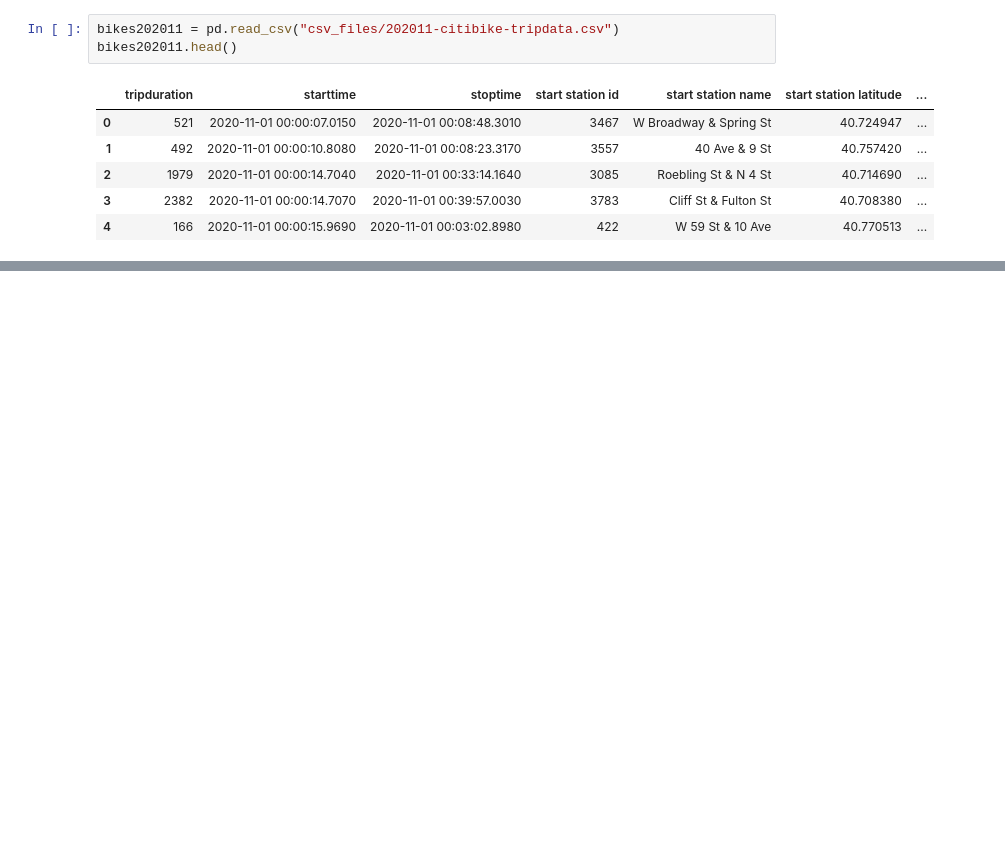
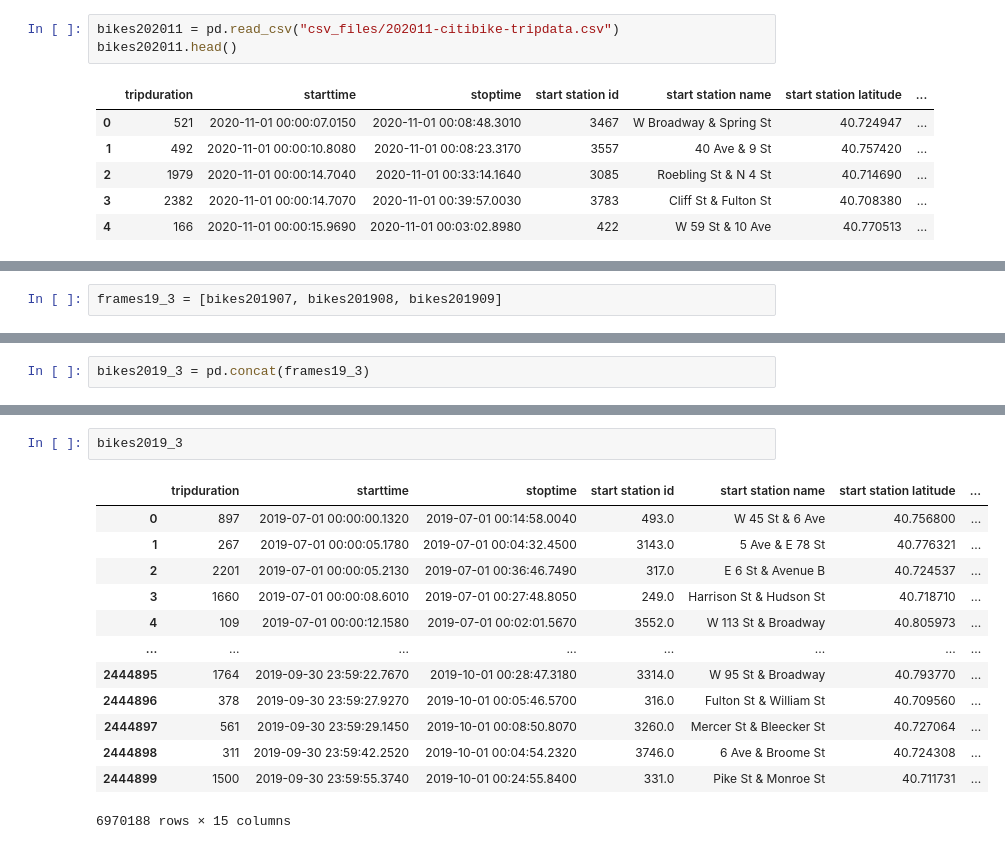
Before and after one commit to AliciaAPerez/Citi_Bike_Station_Analysis_with_Tableau, a Jupyter notebook: data/data_cleanup.ipynb, the cells around one changed output, grey strips where cells are left out. Cells and saved outputs as stored; diff of their text form; blank space fills up the shorter version.

```diff
--- a/data/data_cleanup.ipynb
+++ b/data/data_cleanup.ipynb
@@ -264,0 +258,2 @@ bikes202012.head
+# %%
+frames19_3 = [bikes201907, bikes201908, bikes201909]
@@ -264,0 +274,2 @@ bikes202012.head
+# %%
+bikes2019_3 = pd.concat(frames19_3)
@@ -264,0 +318,16 @@ bikes202012.head
+# %%
+bikes2019_3
+# %% [output]
+|  | tripduration | starttime | stoptime | start station id | start station name | start station latitude | ... |
+| 0 | 897 | 2019-07-01 00:00:00.1320 | 2019-07-01 00:14:58.0040 | 493.0 | W 45 St & 6 Ave | 40.756800 | ... |
+| 1 | 267 | 2019-07-01 00:00:05.1780 | 2019-07-01 00:04:32.4500 | 3143.0 | 5 Ave & E 78 St | 40.776321 | ... |
+| 2 | 2201 | 2019-07-01 00:00:05.2130 | 2019-07-01 00:36:46.7490 | 317.0 | E 6 St & Avenue B | 40.724537 | ... |
+| 3 | 1660 | 2019-07-01 00:00:08.6010 | 2019-07-01 00:27:48.8050 | 249.0 | Harrison St & Hudson St | 40.718710 | ... |
+| 4 | 109 | 2019-07-01 00:00:12.1580 | 2019-07-01 00:02:01.5670 | 3552.0 | W 113 St & Broadway | 40.805973 | ... |
+| ... | ... | ... | ... | ... | ... | ... | ... |
+| 2444895 | 1764 | 2019-09-30 23:59:22.7670 | 2019-10-01 00:28:47.3180 | 3314.0 | W 95 St & Broadway | 40.793770 | ... |
+| 2444896 | 378 | 2019-09-30 23:59:27.9270 | 2019-10-01 00:05:46.5700 | 316.0 | Fulton St & William St | 40.709560 | ... |
+| 2444897 | 561 | 2019-09-30 23:59:29.1450 | 2019-10-01 00:08:50.8070 | 3260.0 | Mercer St & Bleecker St | 40.727064 | ... |
+| 2444898 | 311 | 2019-09-30 23:59:42.2520 | 2019-10-01 00:04:54.2320 | 3746.0 | 6 Ave & Broome St | 40.724308 | ... |
+| 2444899 | 1500 | 2019-09-30 23:59:55.3740 | 2019-10-01 00:24:55.8400 | 331.0 | Pike St & Monroe St | 40.711731 | ... |
+6970188 rows × 15 columns
```
Also changed, not shown: parts of 33 cells of this notebook.
